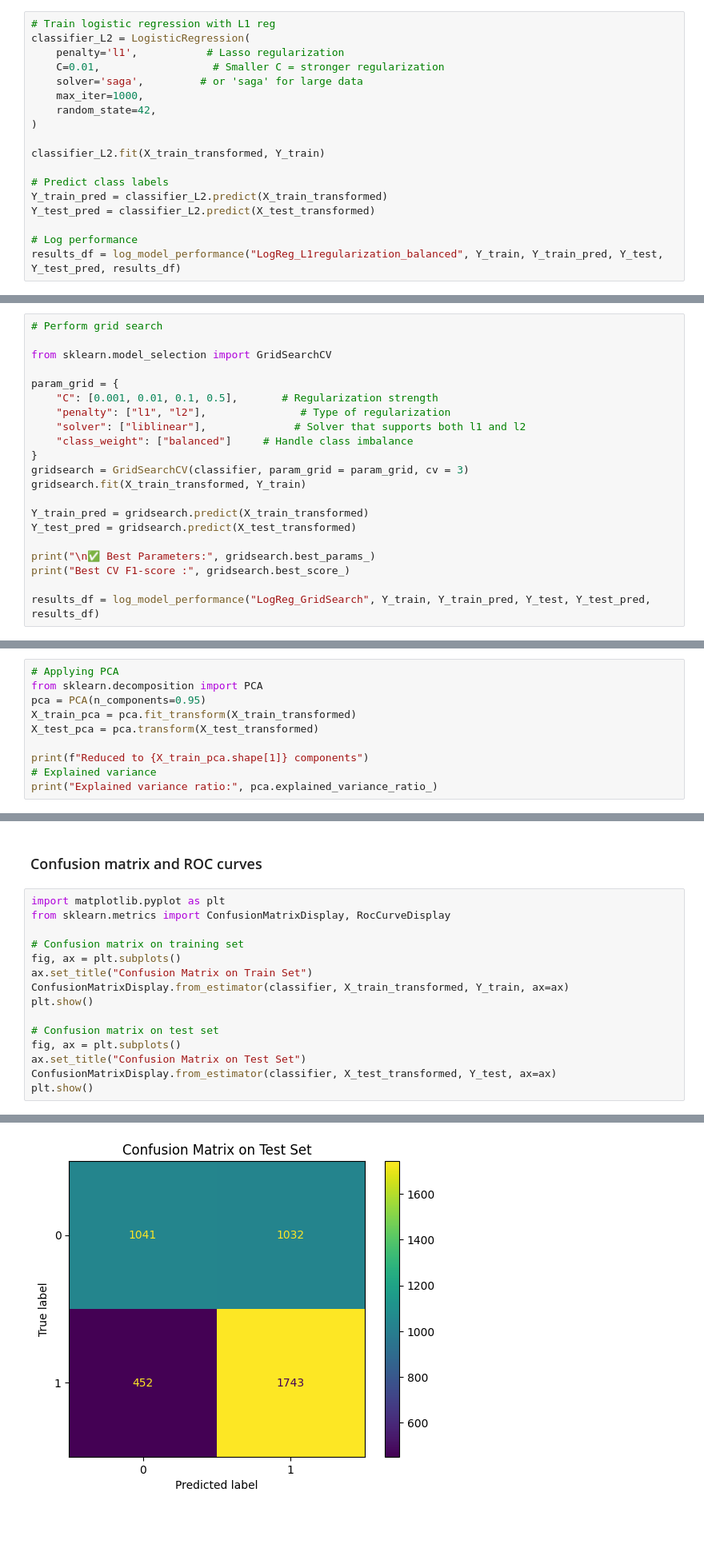
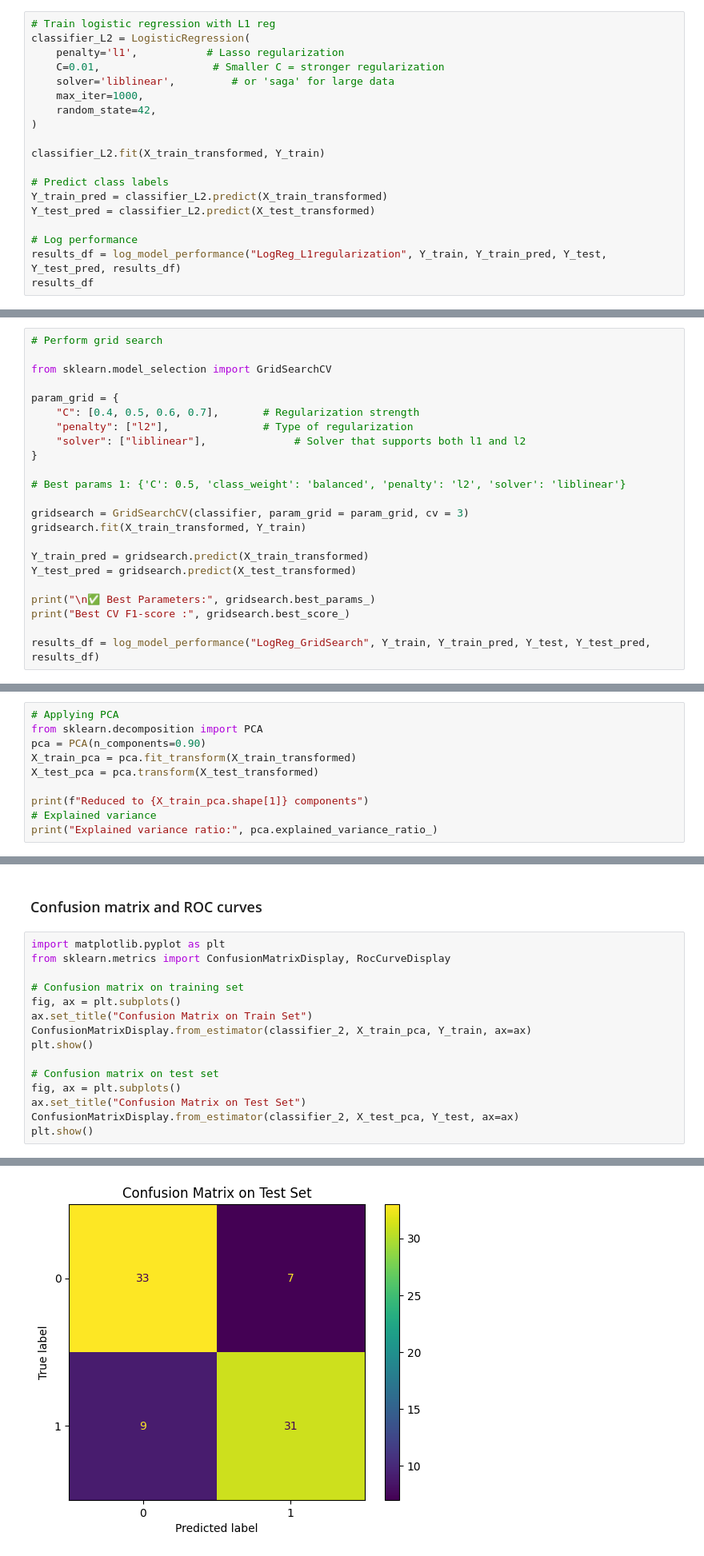
Before and after one commit to sonydata/EEG_Epilepsy_Classification, a Jupyter notebook: ml_baseline_models.ipynb, the cells around one changed output, grey strips where cells are left out. Shown: that part at 80% size. Cells and saved outputs as stored; diff of their text form; blank space fills up the shorter version.

Commit message:
updated classical ml models to improve patient-level prediction performance

```diff
--- a/ml_baseline_models.ipynb
+++ b/ml_baseline_models.ipynb
@@ -201,7 +208,7 @@ L2 regularization (Ridge) to address overfitting
 classifier_L2 = LogisticRegression(
     penalty='l1',           # Lasso regularization
     C=0.01,                  # Smaller C = stronger regularization
-    solver='saga',         # or 'saga' for large data
+    solver='liblinear',         # or 'saga' for large data
     max_iter=1000,
     random_state=42,
 )
@@ -213,4 +220,5 @@ Y_train_pred = classifier_L2.predict(X_train_transformed)
 Y_test_pred = classifier_L2.predict(X_test_transformed)
 
 # Log performance
-results_df = log_model_performance("LogReg_L1regularization_balanced", Y_train, Y_train_pred, Y_test, Y_test_pred, results_df)
+results_df = log_model_performance("LogReg_L1regularization", Y_train, Y_train_pred, Y_test, Y_test_pred, results_df)
+results_df
@@ -220,11 +234,13 @@ results_df = log_model_performance("LogReg_L1regularization_balanced", Y_train,
 from sklearn.model_selection import GridSearchCV
 
 param_grid = {
-    "C": [0.001, 0.01, 0.1, 0.5],       # Regularization strength
-    "penalty": ["l1", "l2"],               # Type of regularization
+    "C": [0.4, 0.5, 0.6, 0.7],       # Regularization strength
+    "penalty": ["l2"],               # Type of regularization
     "solver": ["liblinear"],              # Solver that supports both l1 and l2
-    "class_weight": ["balanced"]     # Handle class imbalance
 }
+
+# Best params 1: {'C': 0.5, 'class_weight': 'balanced', 'penalty': 'l2', 'solver': 'liblinear'}
+
 gridsearch = GridSearchCV(classifier, param_grid = param_grid, cv = 3)
 gridsearch.fit(X_train_transformed, Y_train)
 
@@ -287,7 +276,7 @@ print(selected_features_df)
 # %%
 # Applying PCA
 from sklearn.decomposition import PCA
-pca = PCA(n_components=0.95)
+pca = PCA(n_components=0.90)
 X_train_pca = pca.fit_transform(X_train_transformed)
 X_test_pca = pca.transform(X_test_transformed)
 
@@ -398,12 +386,12 @@ from sklearn.metrics import ConfusionMatrixDisplay, RocCurveDisplay
 # Confusion matrix on training set
 fig, ax = plt.subplots()
 ax.set_title("Confusion Matrix on Train Set")
-ConfusionMatrixDisplay.from_estimator(classifier, X_train_transformed, Y_train, ax=ax)
+ConfusionMatrixDisplay.from_estimator(classifier_2, X_train_pca, Y_train, ax=ax)
 plt.show()
 
 # Confusion matrix on test set
 fig, ax = plt.subplots()
 ax.set_title("Confusion Matrix on Test Set")
-ConfusionMatrixDisplay.from_estimator(classifier, X_test_transformed, Y_test, ax=ax)
+ConfusionMatrixDisplay.from_estimator(classifier_2, X_test_pca, Y_test, ax=ax)
 plt.show()
 # %% [output]
@@ -411,4 +399,4 @@ plt.show()
-[figure, old version]
+[figure, new version]
 # %%
 # Visualize ROC curves
 _ , ax = plt.subplots()
```
Also changed, not shown: parts of 51 cells of this notebook, 2 other files.
